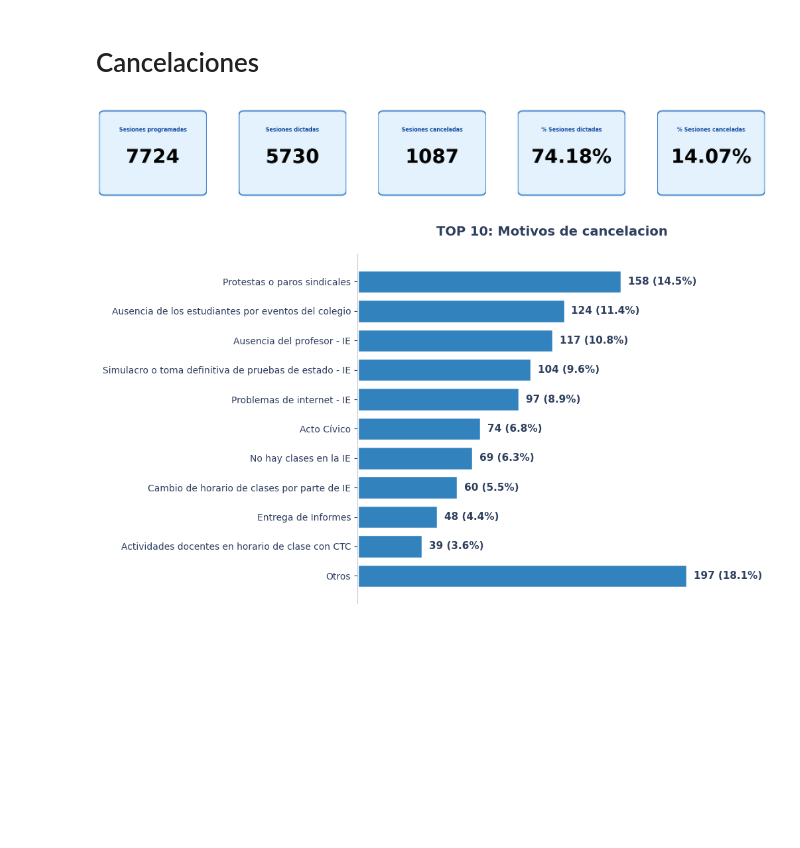
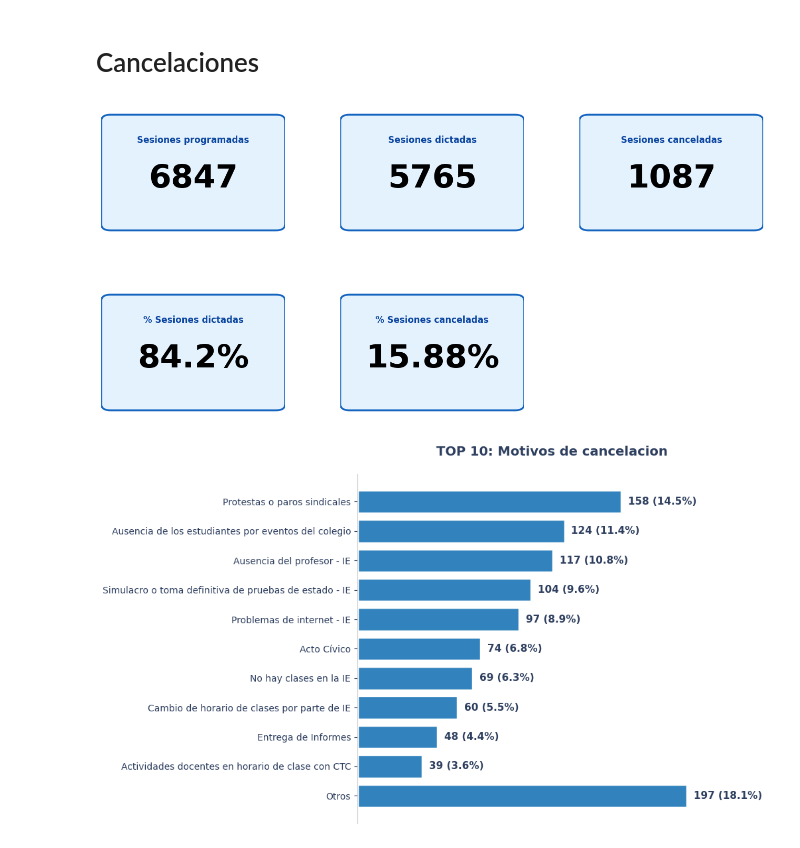
Before and after one commit to Crack-The-Code-Data/Resumen-automatico-de-cierre-de-proyectos, a Jupyter notebook: Notebook.ipynb, the cells around one changed output. Saved outputs shown, nothing was run; the diff lists cells and outputs as text; code cells hidden in the pictures; blank space fills up the shorter version.

```diff
--- a/Notebook.ipynb
+++ b/Notebook.ipynb
@@ -825,7 +1201,8 @@ queries = {
     'alumnos': query_alumnos,
     'proyectos': query_proyectos,
     'satisfaccion': query_satisfaccion,
-    'satisfaccion_profesores': query_satisfaccion_profesores
+    'satisfaccion_profesores': query_satisfaccion_profesores,
+    'uso_campus': query_uso_campus
 }
 
 # Ejecutar en paralelo
@@ -1331,7 +1705,7 @@ biblioteca['Demografico'].append({
 # 3. DISTRIBUCIÓN POR ESTRATO SOCIOECONÓMICO
 dist_estrato = df_alumnos.groupby('estrato_socioeconomico')['id'].nunique().reset_index()
 dist_estrato.columns = ['Estrato', 'Estudiantes']
-dist_estrato['Porcentaje'] = (dist_estrato['Estudiantes'] / dist_estrato['Estudiantes'].sum() * 100).round(1)
+dist_estrato['% del total'] = (dist_estrato['Estudiantes'] / dist_estrato['Estudiantes'].sum() * 100).round(1)
 dist_estrato = dist_estrato.sort_values('Estrato')
 
 fig_estrato = crear_grafico_distribucion(
@@ -1743,7 +2117,8 @@ df_cancelaciones['fecha'] = pd.to_datetime(df_cancelaciones['fecha']).dt.date
 today=pd.Timestamp.today().date()
 
 sesiones_canceladas=df_cancelaciones[df_cancelaciones['state']=='false']['sesionid'].nunique()
-sesiones_programadas=df_cancelaciones['sesionid'].nunique()
+sesiones_programadas=df_cancelaciones[df_cancelaciones['fecha']<=today]['sesionid'].nunique()
+#sesiones_programadas_hasta_hoy=df_cancelaciones[df_cancelaciones['fecha']<=today]['sesionid'].nunique()
 sesiones_dictadas=df_cancelaciones[
     (df_cancelaciones['state'] == 'true') & (df_cancelaciones['fecha'] <= today)
 ]['sesionid'].nunique()
@@ -1753,7 +2128,7 @@ porcentaje_dictado=round(sesiones_dictadas/sesiones_programadas*100, 2)
 
 ## -- RESUMEN POR PROYECTO DE CANCELACIONES -- ##
 resumen_cancelaciones_por_proyecto=df_cancelaciones.groupby('projectsid').agg(
-    sesiones_programadas=('sesionid', 'nunique'),
+    sesiones_programadas=('sesionid', lambda x: df_cancelaciones.loc[x.index][df_cancelaciones.loc[x.index, 'fecha'] <= today]['sesionid'].nunique()),
     sesiones_canceladas=('sesionid', lambda x: df_cancelaciones.loc[x.index][df_cancelaciones.loc[x.index, 'state'] == 'false']['sesionid'].nunique())
 )
 
@@ -1789,8 +2164,7 @@ if tiene_instituciones:
         .groupby('institucion')
         .agg(
             sesiones_programadas=(
-                'sesionid',
-                lambda s: s[df_cancelaciones.loc[s.index, 'state'] == 'true'].nunique()
+                'sesionid', lambda x: df_cancelaciones.loc[x.index][df_cancelaciones.loc[x.index, 'fecha'] <= today]['sesionid'].nunique()
             ),
             sesiones_canceladas=(
                 'sesionid',
@@ -1809,7 +2183,7 @@ if tiene_instituciones:
 
     resumen_cancelaciones_IE['% Cancelación']=round(
         resumen_cancelaciones_IE['sesiones_canceladas']
-        / resumen_cancelaciones_IE['sesiones_dictadas'] * 100,1)
+        / resumen_cancelaciones_IE['sesiones_programadas'] * 100,1)
 
     resumen_cancelaciones_IE['% Dictadas']=round(
         resumen_cancelaciones_IE['sesiones_dictadas']
@@ -1831,8 +2205,7 @@ if tiene_grados:
         .groupby('grado')
         .agg(
             sesiones_programadas=(
-                'sesionid',
-                lambda s: s[df_cancelaciones.loc[s.index, 'state'] == 'true'].nunique()
+                'sesionid', lambda x: df_cancelaciones.loc[x.index][df_cancelaciones.loc[x.index, 'fecha'] <= today]['sesionid'].nunique()
             ),
             sesiones_canceladas=(
                 'sesionid',
@@ -1851,7 +2224,7 @@ if tiene_grados:
 
     resumen_cancelaciones_grados['% Cancelación']=round(
         resumen_cancelaciones_grados['sesiones_canceladas']
-        / resumen_cancelaciones_grados['sesiones_dictadas'] * 100,1)
+        / resumen_cancelaciones_grados['sesiones_programadas'] * 100,1)
 
     resumen_cancelaciones_grados['% Dictadas']=round(
         resumen_cancelaciones_grados['sesiones_dictadas']
@@ -1873,35 +2246,35 @@ datos_cancelaciones = [
     },
     {
         'titulo': 'Sesiones dictadas',
         'valor': sesiones_dictadas,
     },
     {
         'titulo': 'Sesiones canceladas',
         'valor': sesiones_canceladas
     },
     {
         'titulo': '% Sesiones dictadas',
         'valor': porcentaje_dictado,
         'sufijo': '%'
     },
     {
         'titulo': '% Sesiones canceladas',
         'valor': porcentaje_cancelacion,
         'sufijo': '%'
     }
 ]
 
-fig_tarjetas_cancelaciones= crear_grafico_cards(datos_cancelaciones, titulo_general="", filas=1, columnas=5)
+fig_tarjetas_cancelaciones= crear_grafico_cards(datos_cancelaciones, titulo_general="", filas=2, columnas=3)
 plt.show()
 
 # Guardar en biblioteca
 biblioteca['Cancelaciones'].append({
     'name': 'Tarjetas de cancelaciones',
     'fig': fig_tarjetas_cancelaciones,
     'df': pd.DataFrame(datos_cancelaciones)
 })
 # %% [output]
-[figure, old version]
+[figure, new version]
 # %%
 top_10_motivos_cancelacion=crear_top_n_con_otros(
     df=resumen_motivos_cancalaciones,
```
Also changed, not shown: parts of 26 cells of this notebook, 3 other files.
